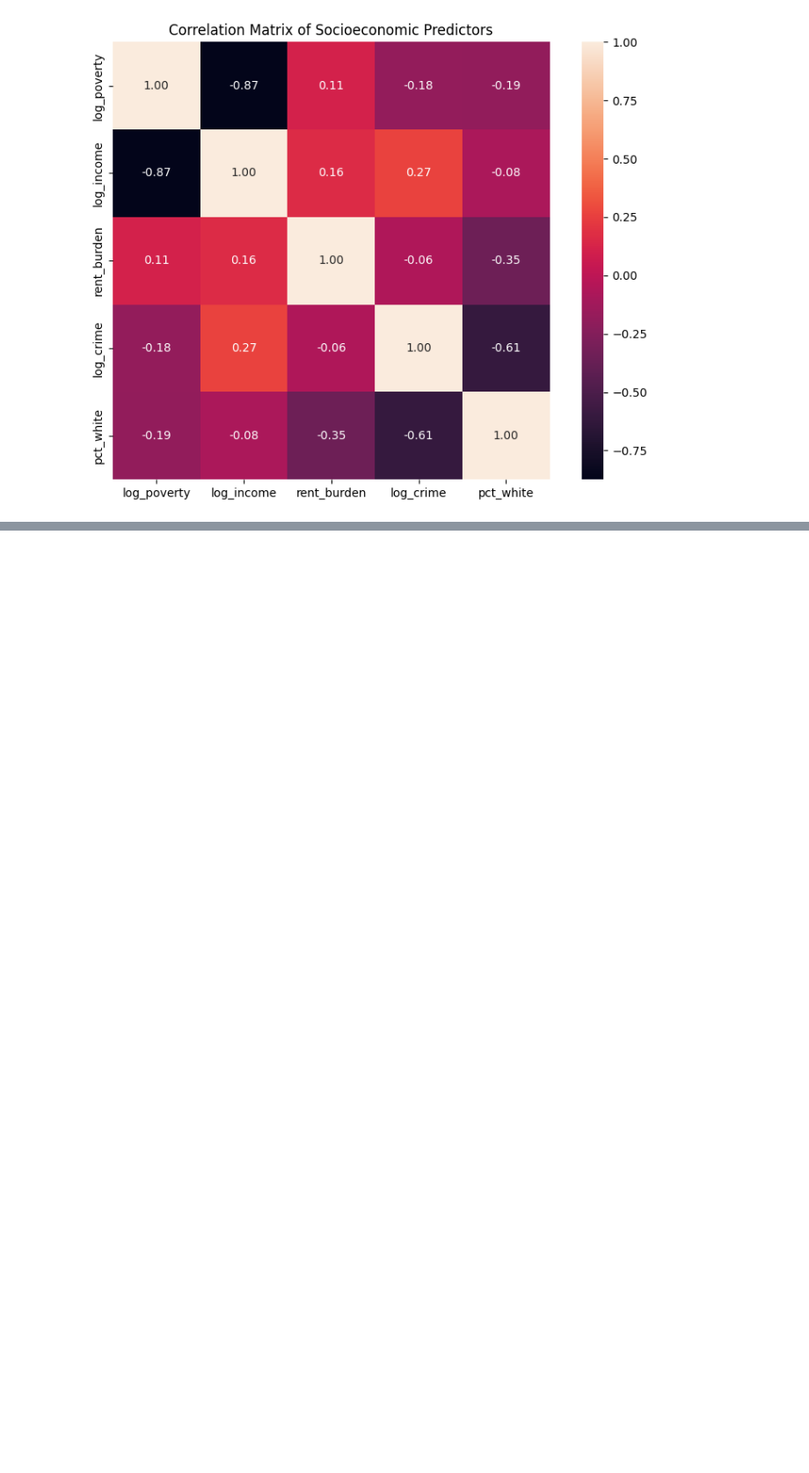
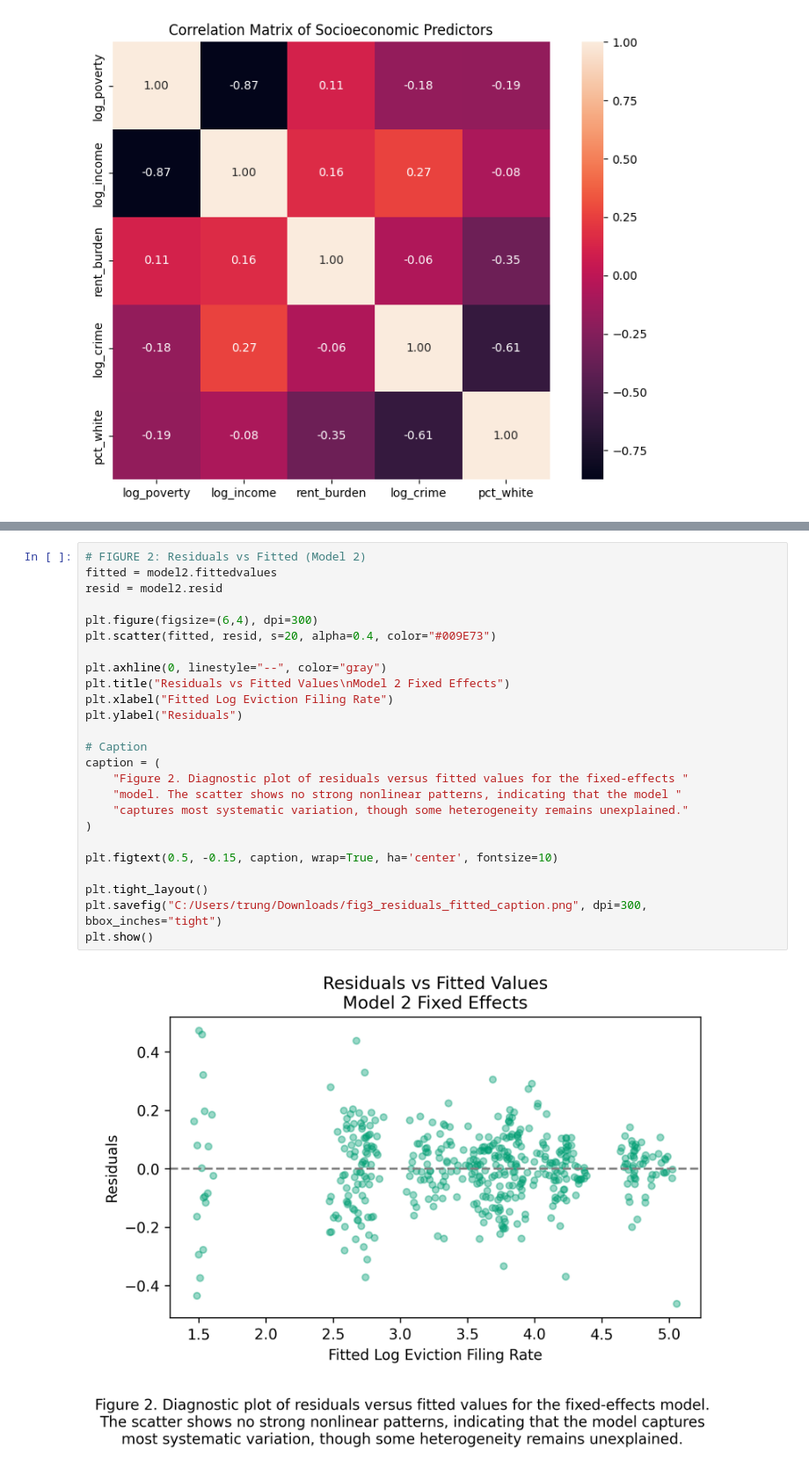
Before and after one commit to tnguye27/CCDS, a Jupyter notebook: notebooks/regression.ipynb, the cells around one changed output, grey strips where cells are left out. Shown at 88% size. Drawn from its saved outputs; the diff is of its cells as text; blank space fills up the shorter version.

```diff
--- a/notebooks/regression.ipynb
+++ b/notebooks/regression.ipynb
@@ -182,0 +225,27 @@ plt.show()
+# %%
+# FIGURE 2: Residuals vs Fitted (Model 2)
+fitted = model2.fittedvalues
+resid = model2.resid
+
+plt.figure(figsize=(6,4), dpi=300)
+plt.scatter(fitted, resid, s=20, alpha=0.4, color="#009E73")
+
+plt.axhline(0, linestyle="--", color="gray")
+plt.title("Residuals vs Fitted Values\nModel 2 Fixed Effects")
+plt.xlabel("Fitted Log Eviction Filing Rate")
+plt.ylabel("Residuals")
+
+# Caption
+caption = (
+    "Figure 2. Diagnostic plot of residuals versus fitted values for the fixed-effects "
+    "model. The scatter shows no strong nonlinear patterns, indicating that the model "
+    "captures most systematic variation, though some heterogeneity remains unexplained."
+)
+
+plt.figtext(0.5, -0.15, caption, wrap=True, ha='center', fontsize=10)
+
+plt.tight_layout()
+plt.savefig("C:/Users/trung/Downloads/fig3_residuals_fitted_caption.png", dpi=300, bbox_inches="tight")
+plt.show()
+# %% [output]
+[figure, added]
```
Also changed, not shown: parts of 6 cells of this notebook, 4 other files.
